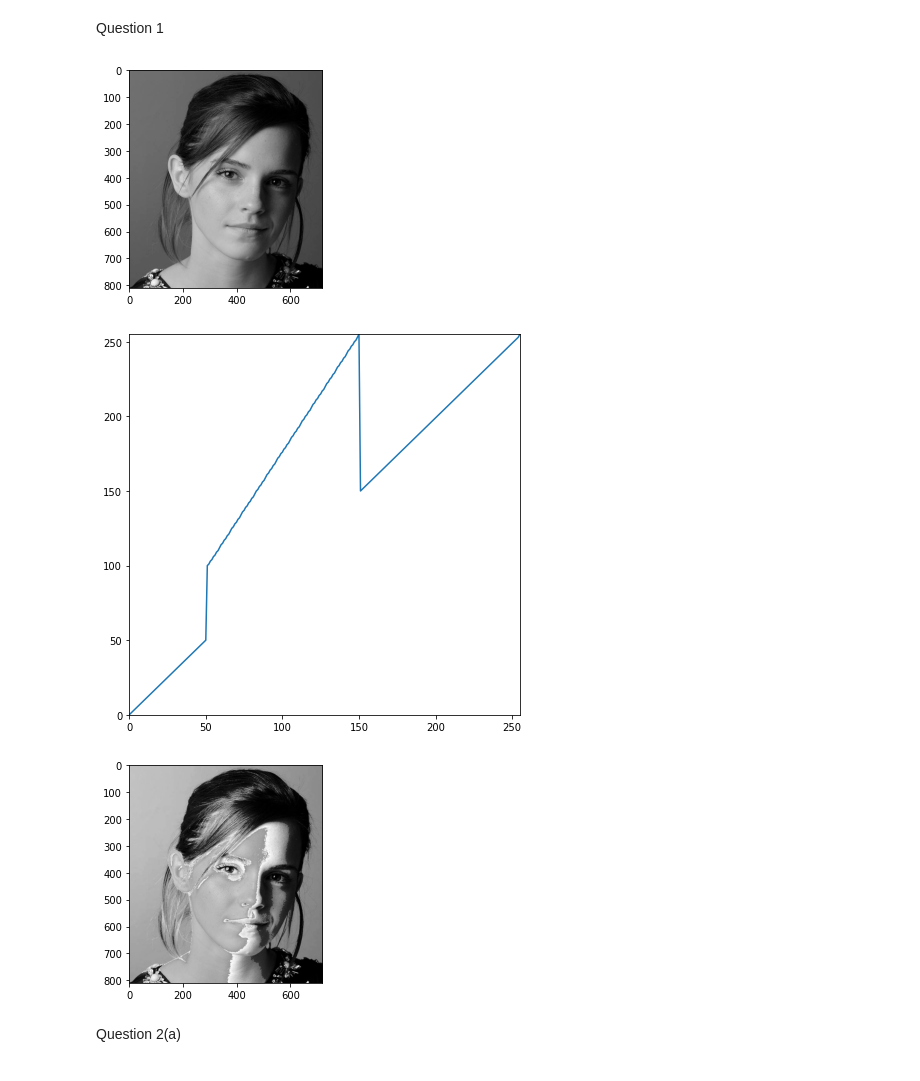
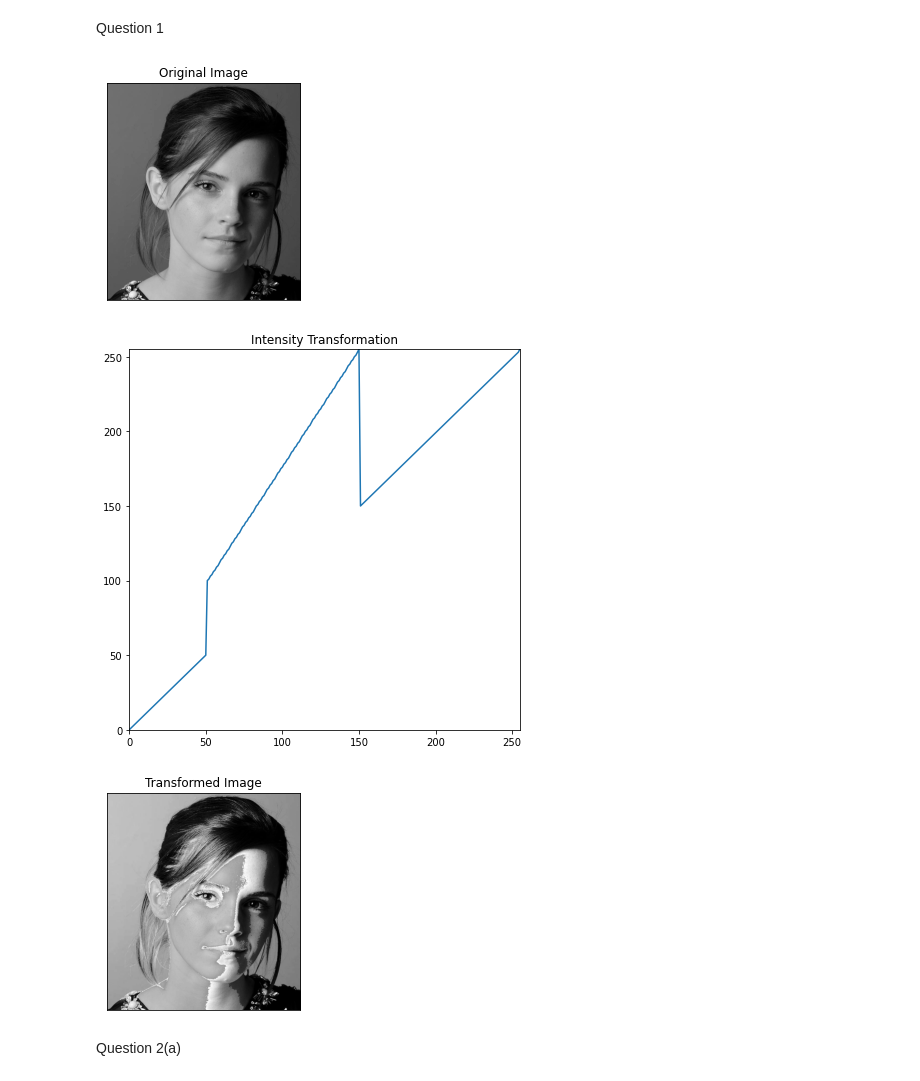
Before and after one commit to Dinuka-1999/Assignment, a Jupyter notebook: Assignment-1.ipynb, the cells around one changed output. Saved outputs shown, nothing was run; the diff lists cells and outputs as text; code cells hidden in the pictures.

```diff
--- a/Assignment-1.ipynb
+++ b/Assignment-1.ipynb
@@ -11,27 +11,32 @@ Question 1
 # %%
 emma_img=cv.imread("emma_gray.jpg",cv.IMREAD_GRAYSCALE)
 assert emma_img is not None
 plt.imshow(emma_img,cmap='gray',vmin=0,vmax=255)
+plt.xticks([]),plt.yticks([])
+plt.title("Original Image")
 plt.show()
 
 t1=np.linspace(0,50,51).astype(np.uint8)
 t2=np.linspace(100,255,100).astype(np.uint8)
 t3=np.linspace(150,255,105).astype(np.uint8)
 t=np.concatenate((t1,t2,t3),axis=0)
 assert len(t)==256
 new_emma_img=cv.LUT(emma_img,t)
 fig,ax=plt.subplots(figsize=(7,7))
 ax.plot(t)
+ax.set_title("Intensity Transformation")
 ax.set_xlim(0,255)
 ax.set_ylim(0,255)
 plt.show()
 
 plt.imshow(new_emma_img,cmap='gray',vmin=0,vmax=256)
+plt.xticks([]),plt.yticks([])
+plt.title("Transformed Image")
 plt.show()
 # %% [output]
-[figure, old version]
+[figure, new version]
-[figure, old version]
+[figure, new version]
-[figure, old version]
+[figure, new version]
 # %% [markdown]
 Question 2(a)
 # %%
```
Also changed, not shown: parts of 6 cells of this notebook.
